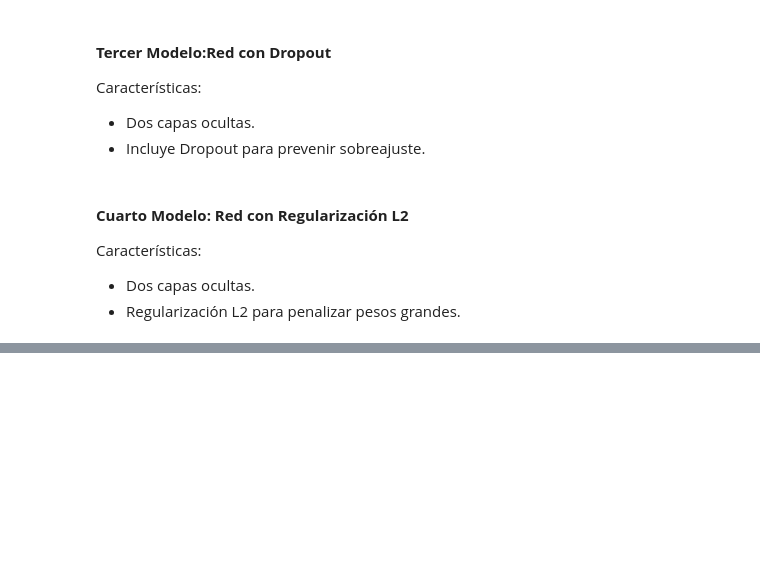
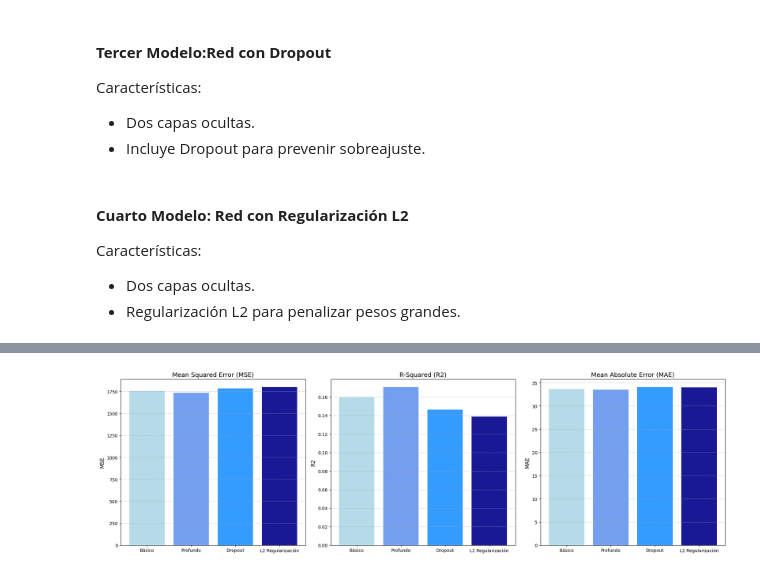
Before and after one commit to cduquee/Proyecto3_Analitica, a Jupyter notebook: tareas/Tarea2.ipynb, the cells around one changed output, grey strips where cells are left out. Cells and saved outputs as stored; diff of their text form; code cells hidden in the pictures; blank space fills up the shorter version.

Commit message:
Mejora de modelos

```diff
--- a/tareas/Tarea2.ipynb
+++ b/tareas/Tarea2.ipynb
@@ -439,15 +439,6 @@ dta[columnas_a_normalizar] = scaler.fit_transform(dta[columnas_a_normalizar])
 Características:
 - Dos capas ocultas.
 - Sin regularización.
-# %%
-def modelo_basico(X_train):
-    model = Sequential([
-        Dense(64, input_dim=X_train.shape[1], activation='relu'),
-        Dense(32, activation='relu'),
-        Dense(1)  # Predicción de puntaje global
-    ])
-    model.compile(optimizer=Adam(learning_rate=0.001), loss='mse', metrics=['mae'])
-    return model
 # %% [markdown]
 #### **Segundo Modelo:Red con más capas (Regresión Profunda)**
 Características:
@@ -488,14 +455,3 @@ def modelo_con_dropout(X_train):
 Características:
 - Dos capas ocultas.
 - Regularización L2 para penalizar pesos grandes.
-# %%
-from tensorflow.keras.regularizers import l2
-
-def modelo_con_l2(X_train):
-    model = Sequential([
-        Dense(64, input_dim=X_train.shape[1], activation='relu', kernel_regularizer=l2(0.01)),
-        Dense(32, activation='relu', kernel_regularizer=l2(0.01)),
-        Dense(1)  # Predicción de puntaje global
-    ])
-    model.compile(optimizer=Adam(learning_rate=0.001), loss='mse', metrics=['mae'])
-    return model
@@ -587,0 +603,40 @@ L2 Regularización: MSE=1702.4473, R2=0.1782
+# %%
+import matplotlib.pyplot as plt
+import numpy as np
+
+# Graficar métricas clave lado a lado
+def graficar_resumen_azules(model_names, resultados):
+    mse_vals = [resultados[model]['mse'] for model in model_names]
+    r2_vals = [resultados[model]['r2'] for model in model_names]
+    mae_vals = [resultados[model]['mae'] for model in model_names]
+
+    colores_azules = ['#ADD8E6', '#6495ED', '#1E90FF', '#00008B']
+
+    fig, axes = plt.subplots(1, 3, figsize=(20, 6))
+
+    # Gráfica de MSE
+    axes[0].bar(model_names, mse_vals, color=colores_azules, alpha=0.9)
+    axes[0].set_title('Mean Squared Error (MSE)', fontsize=14)
+    axes[0].set_ylabel('MSE', fontsize=12)
+    axes[0].grid(axis='y', linestyle='--', alpha=0.7)
+
+    # Gráfica de R2
+    axes[1].bar(model_names, r2_vals, color=colores_azules, alpha=0.9)
+    axes[1].set_title('R-Squared (R2)', fontsize=14)
+    axes[1].set_ylabel('R2', fontsize=12)
+    axes[1].grid(axis='y', linestyle='--', alpha=0.7)
+
+    # Gráfica de MAE
+    axes[2].bar(model_names, mae_vals, color=colores_azules, alpha=0.9)
+    axes[2].set_title('Mean Absolute Error (MAE)', fontsize=14)
+    axes[2].set_ylabel('MAE', fontsize=12)
+    axes[2].grid(axis='y', linestyle='--', alpha=0.7)
+
+    plt.tight_layout()
+    plt.show()
+
+
+model_names = list(resultados_kfold.keys())
+graficar_resumen_azules(model_names, resultados_kfold)
+# %% [output]
+[figure, added]
```
Also changed, not shown: parts of 7 cells of this notebook.
